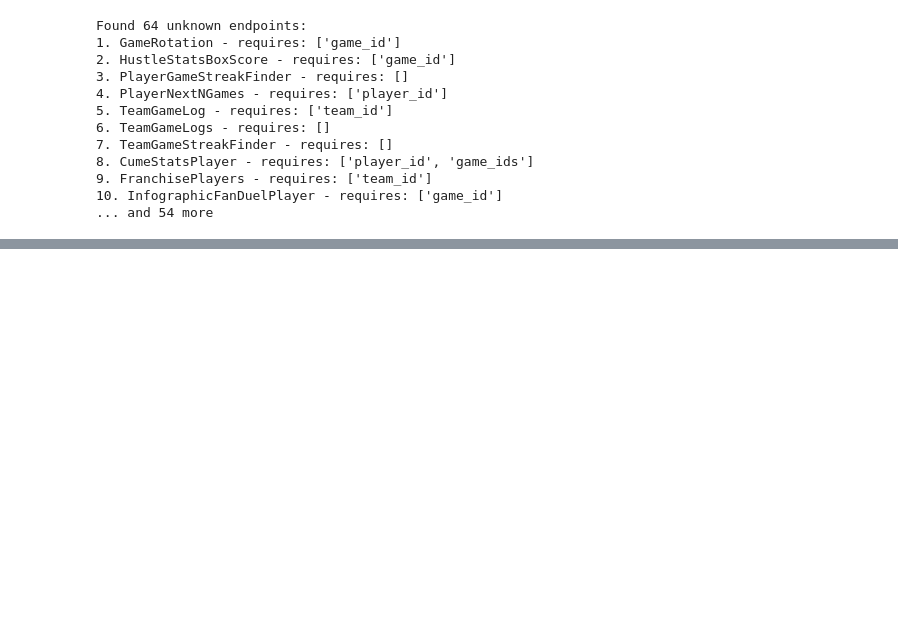
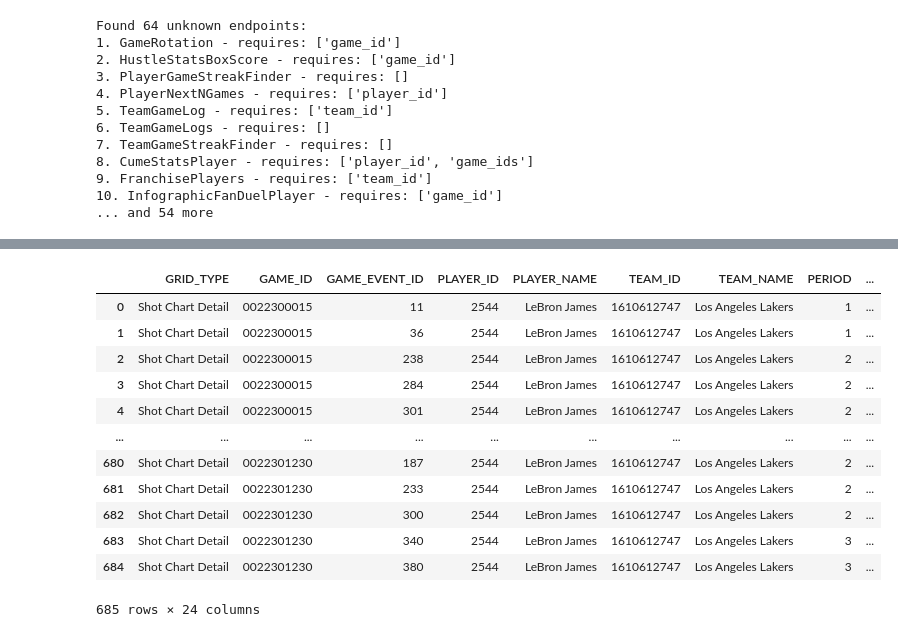
Before and after one commit to ajwinters/bballagg, a Jupyter notebook: endpoint_explorer.ipynb, the cells around one changed output, grey strips where cells are left out. Cells and saved outputs as stored; diff of their text form; code cells hidden in the pictures; blank space fills up the shorter version.

Commit message:
updates to endpoint configs

```diff
--- a/endpoint_explorer.ipynb
+++ b/endpoint_explorer.ipynb
@@ -226,0 +354,17 @@ Error: 'BoxScoreAdvancedV2'
+# %%
+from nba_api.stats.endpoints import ShotChartDetail
+ShotChartDetail(player_id=SAMPLE_PARAMS['player_id'],team_id=SAMPLE_PARAMS['team_id'],season_nullable='2023-24').get_data_frames()[0]
+# %% [output]
+|  | GRID_TYPE | GAME_ID | GAME_EVENT_ID | PLAYER_ID | PLAYER_NAME | TEAM_ID | TEAM_NAME | PERIOD | ... |
+| 0 | Shot Chart Detail | 0022300015 | 11 | 2544 | LeBron James | 1610612747 | Los Angeles Lakers | 1 | ... |
+| 1 | Shot Chart Detail | 0022300015 | 36 | 2544 | LeBron James | 1610612747 | Los Angeles Lakers | 1 | ... |
+| 2 | Shot Chart Detail | 0022300015 | 238 | 2544 | LeBron James | 1610612747 | Los Angeles Lakers | 2 | ... |
+| 3 | Shot Chart Detail | 0022300015 | 284 | 2544 | LeBron James | 1610612747 | Los Angeles Lakers | 2 | ... |
+| 4 | Shot Chart Detail | 0022300015 | 301 | 2544 | LeBron James | 1610612747 | Los Angeles Lakers | 2 | ... |
+| ... | ... | ... | ... | ... | ... | ... | ... | ... | ... |
+| 680 | Shot Chart Detail | 0022301230 | 187 | 2544 | LeBron James | 1610612747 | Los Angeles Lakers | 2 | ... |
+| 681 | Shot Chart Detail | 0022301230 | 233 | 2544 | LeBron James | 1610612747 | Los Angeles Lakers | 2 | ... |
+| 682 | Shot Chart Detail | 0022301230 | 300 | 2544 | LeBron James | 1610612747 | Los Angeles Lakers | 2 | ... |
+| 683 | Shot Chart Detail | 0022301230 | 340 | 2544 | LeBron James | 1610612747 | Los Angeles Lakers | 3 | ... |
+| 684 | Shot Chart Detail | 0022301230 | 380 | 2544 | LeBron James | 1610612747 | Los Angeles Lakers | 3 | ... |
+685 rows × 24 columns
```
Also changed, not shown: parts of 8 cells of this notebook, 4 other files.
